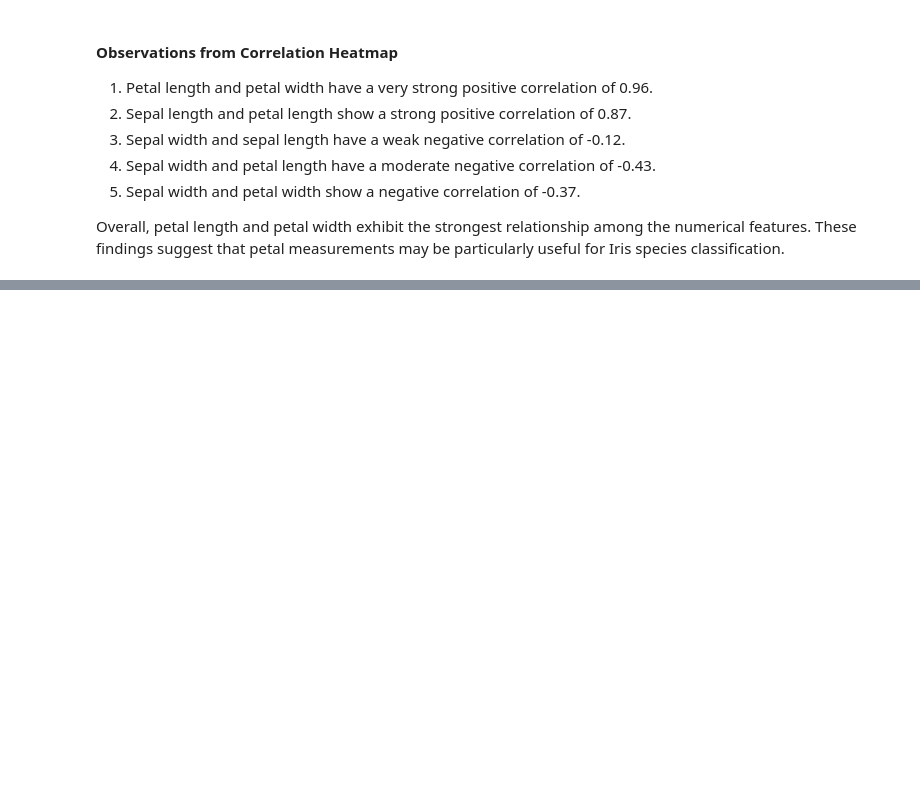
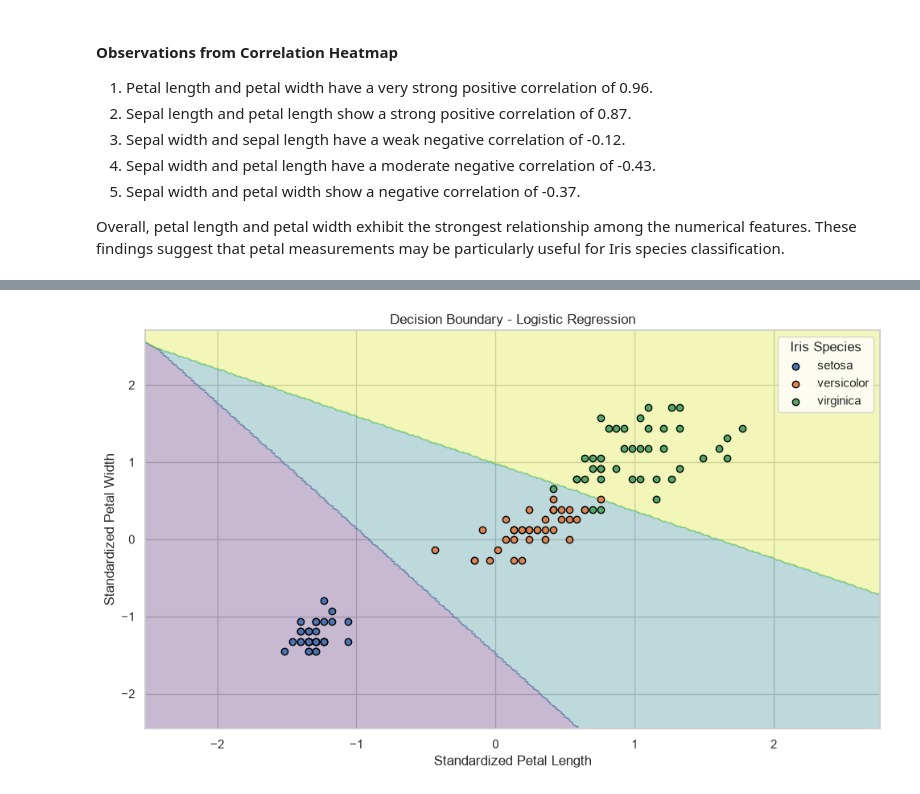
Before and after one commit to itsnatashasingh/Datheon_Python_Internship, a Jupyter notebook: Task_1_Iris_Classification/notebook/iris_classification.ipynb, the cells around one changed output, grey strips where cells are left out. Cells and saved outputs as stored; diff of their text form; code cells hidden in the pictures; blank space fills up the shorter version.

```diff
--- a/Task_1_Iris_Classification/notebook/iris_classification.ipynb
+++ b/Task_1_Iris_Classification/notebook/iris_classification.ipynb
@@ -345,0 +891,24 @@ Overall, petal length and petal width exhibit the strongest relationship among t
+# %%
+# Select petal length and petal width for two-dimensional visualization.
+visual_features = ["petal_length", "petal_width"]
+
+X_visual = df[visual_features]
+
+# Split the selected features into training and testing datasets.
+X_visual_train, X_visual_test, y_visual_train, y_visual_test = train_test_split(
+    X_visual,
+    y_encoded,
+    test_size=0.20,
+    random_state=42,
+    stratify=y_encoded
+)
+
+# Standardize the selected features using the visualization training data.
+visual_scaler = StandardScaler()
+
+X_visual_train_scaled = visual_scaler.fit_transform(X_visual_train)
+X_visual_test_scaled = visual_scaler.transform(X_visual_test)
+
+print("Visualization Training Shape:", X_visual_train_scaled.shape)
+print("Visualization Testing Shape:", X_visual_test_scaled.shape)
+print("Selected Features:", visual_features)
@@ -345,0 +925,12 @@ Overall, petal length and petal width exhibit the strongest relationship among t
+# %%
+# Initialize separate models for two-dimensional visualization.
+logistic_visual_model = LogisticRegression(max_iter=200)
+
+decision_tree_visual_model = DecisionTreeClassifier(random_state=42)
+
+# Train both models using the selected and standardized features.
+logistic_visual_model.fit(X_visual_train_scaled, y_visual_train)
+
+decision_tree_visual_model.fit(X_visual_train_scaled, y_visual_train)
+
+print("Both visualization models trained successfully.")
@@ -345,0 +1007,10 @@ Overall, petal length and petal width exhibit the strongest relationship among t
+# %%
+# Visualize the decision boundaries learned by Logistic Regression.
+plot_decision_boundary(
+    logistic_visual_model,
+    X_visual_train_scaled,
+    y_visual_train,
+    "Decision Boundary - Logistic Regression"
+)
+# %% [output]
+[figure, added]
```
Also changed, not shown: parts of 47 cells of this notebook, 1 other file.
